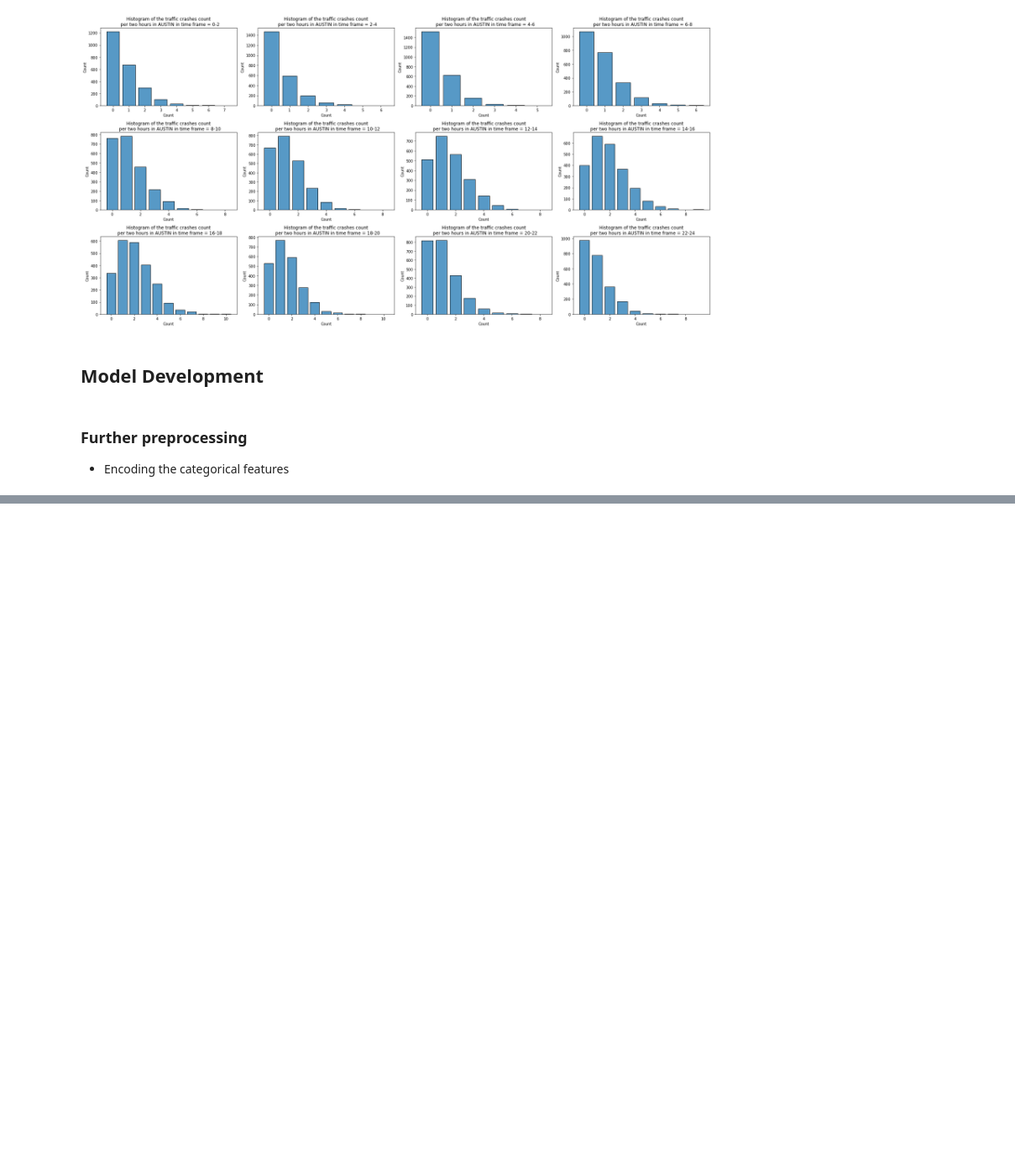
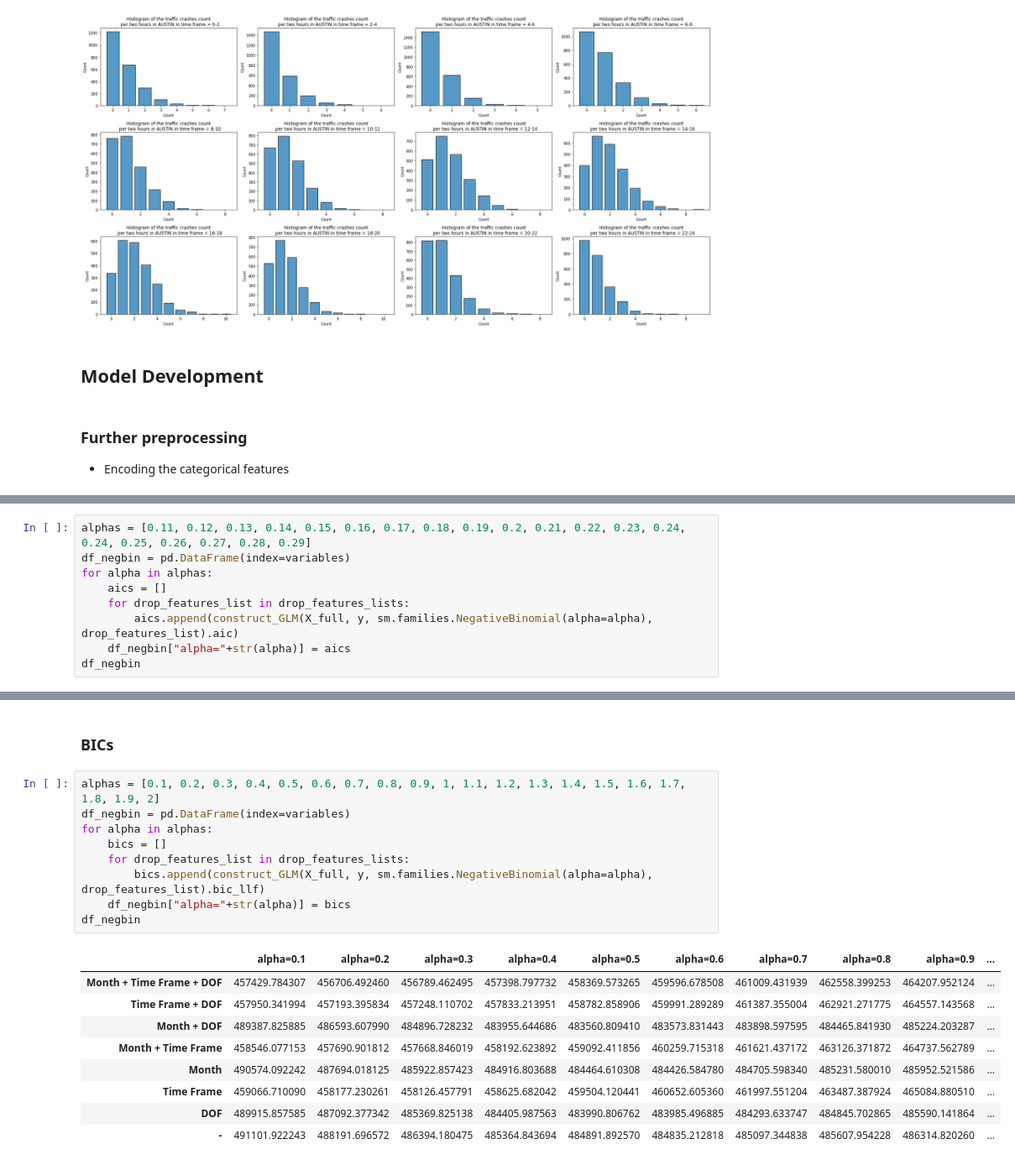
Before and after one commit to kosawa26/Capstone, a Jupyter notebook: GLM.ipynb, the cells around one changed output, grey strips where cells are left out. Shown at 84% size. Saved outputs shown, nothing was run; the diff lists cells and outputs as text; blank space fills up the shorter version.

```diff
--- a/GLM.ipynb
+++ b/GLM.ipynb
@@ -367,0 +416,9 @@ Severity_3          -3.7302      0.039    -95.132      0.000      -3.807      -3
+# %%
+alphas = [0.11, 0.12, 0.13, 0.14, 0.15, 0.16, 0.17, 0.18, 0.19, 0.2, 0.21, 0.22, 0.23, 0.24, 0.24, 0.25, 0.26, 0.27, 0.28, 0.29]
+df_negbin = pd.DataFrame(index=variables)
+for alpha in alphas:
+    aics = []
+    for drop_features_list in drop_features_lists:
+        aics.append(construct_GLM(X_full, y, sm.families.NegativeBinomial(alpha=alpha), drop_features_list).aic)
+    df_negbin["alpha="+str(alpha)] = aics
+df_negbin
@@ -367,0 +435,21 @@ Severity_3          -3.7302      0.039    -95.132      0.000      -3.807      -3
+# %% [markdown]
+### BICs
+# %%
+alphas = [0.1, 0.2, 0.3, 0.4, 0.5, 0.6, 0.7, 0.8, 0.9, 1, 1.1, 1.2, 1.3, 1.4, 1.5, 1.6, 1.7, 1.8, 1.9, 2]
+df_negbin = pd.DataFrame(index=variables)
+for alpha in alphas:
+    bics = []
+    for drop_features_list in drop_features_lists:
+        bics.append(construct_GLM(X_full, y, sm.families.NegativeBinomial(alpha=alpha), drop_features_list).bic_llf)
+    df_negbin["alpha="+str(alpha)] = bics
+df_negbin
+# %% [output]
+|  | alpha=0.1 | alpha=0.2 | alpha=0.3 | alpha=0.4 | alpha=0.5 | alpha=0.6 | alpha=0.7 | alpha=0.8 | alpha=0.9 | ... |
+| Month + Time Frame + DOF | 457429.784307 | 456706.492460 | 456789.462495 | 457398.797732 | 458369.573265 | 459596.678508 | 461009.431939 | 462558.399253 | 464207.952124 | ... |
+| Time Frame + DOF | 457950.341994 | 457193.395834 | 457248.110702 | 457833.213951 | 458782.858906 | 459991.289289 | 461387.355004 | 462921.271775 | 464557.143568 | ... |
+| Month + DOF | 489387.825885 | 486593.607990 | 484896.728232 | 483955.644686 | 483560.809410 | 483573.831443 | 483898.597595 | 484465.841930 | 485224.203287 | ... |
+| Month + Time Frame | 458546.077153 | 457690.901812 | 457668.846019 | 458192.623892 | 459092.411856 | 460259.715318 | 461621.437172 | 463126.371872 | 464737.562789 | ... |
+| Month | 490574.092242 | 487694.018125 | 485922.857423 | 484916.803688 | 484464.610308 | 484426.584780 | 484705.598340 | 485231.580010 | 485952.521586 | ... |
+| Time Frame | 459066.710090 | 458177.230261 | 458126.457791 | 458625.682042 | 459504.120441 | 460652.605360 | 461997.551204 | 463487.387924 | 465084.880510 | ... |
+| DOF | 489915.857585 | 487092.377342 | 485369.825138 | 484405.987563 | 483990.806762 | 483985.496885 | 484293.633747 | 484845.702865 | 485590.141864 | ... |
+| - | 491101.922243 | 488191.696572 | 486394.180475 | 485364.843694 | 484891.892570 | 484835.212818 | 485097.344838 | 485607.954228 | 486314.820260 | ... |
```
Also changed, not shown: parts of 20 cells of this notebook, 11 other files.
